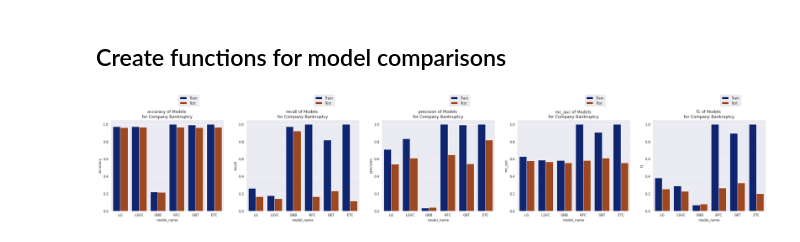
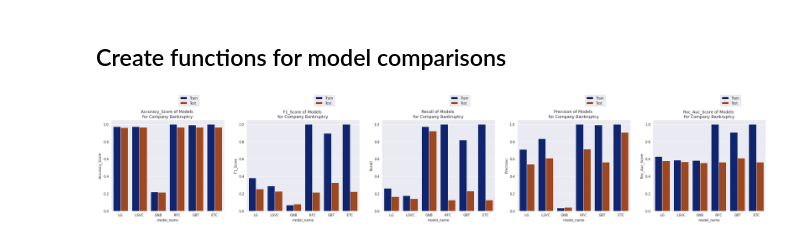
Before and after one commit to spros1/TaiwaneseBankruptcyPrediction, a Jupyter notebook: TaiwaneseBankruptcyPrediction.ipynb, the cells around one changed output. Drawn from its saved outputs; the diff is of its cells as text; code cells hidden in the pictures.

```diff
--- a/TaiwaneseBankruptcyPrediction.ipynb
+++ b/TaiwaneseBankruptcyPrediction.ipynb
@@ -260,7 +260,7 @@ def evaluating_model (y_true, y_pred, model_name, train_test):
   df_score=pd.DataFrame({
                    'model_name' : [model_name, model_name, model_name, model_name, model_name],
                    'type'       : [train_test, train_test, train_test, train_test, train_test],
-                   'metric_name': ['accuracy', 'f1', 'recall', 'precision', 'roc_auc'],
+                   'metric_name': ['Accuracy_Score', 'F1_Score', 'Recall', 'Precision', 'Roc_Auc_Score'],
                    'metric'     : [round(accuracy_score(y_true, y_pred) , 4),
                                    round(f1_score(y_true, y_pred)       , 4),
                                    round(recall_score(y_true, y_pred)   , 4),
@@ -511,11 +511,11 @@ def model_comparisons (df, metric, axis):
 # %%
 ## Plot the scores of every method
 f, (ax0, ax1, ax2, ax3, ax4) = plt.subplots(1,5, figsize=(35,5))
 
-model_comparisons(model_compare, 'accuracy' , ax0)
-model_comparisons(model_compare, 'recall'   , ax1)
-model_comparisons(model_compare, 'precision', ax2)
-model_comparisons(model_compare, 'roc_auc'  , ax3)
-model_comparisons(model_compare, 'f1'       , ax4)
+model_comparisons(model_compare, 'Accuracy_Score'      , ax0)
+model_comparisons(model_compare, 'F1_Score'            , ax1)
+model_comparisons(model_compare, 'Recall'              , ax2)
+model_comparisons(model_compare, 'Precision'           , ax3)
+model_comparisons(model_compare, 'Roc_Auc_Score'       , ax4)
 # %% [output]
-[figure, old version]
+[figure, new version]
```
Also changed, not shown: parts of 6 cells of this notebook.
